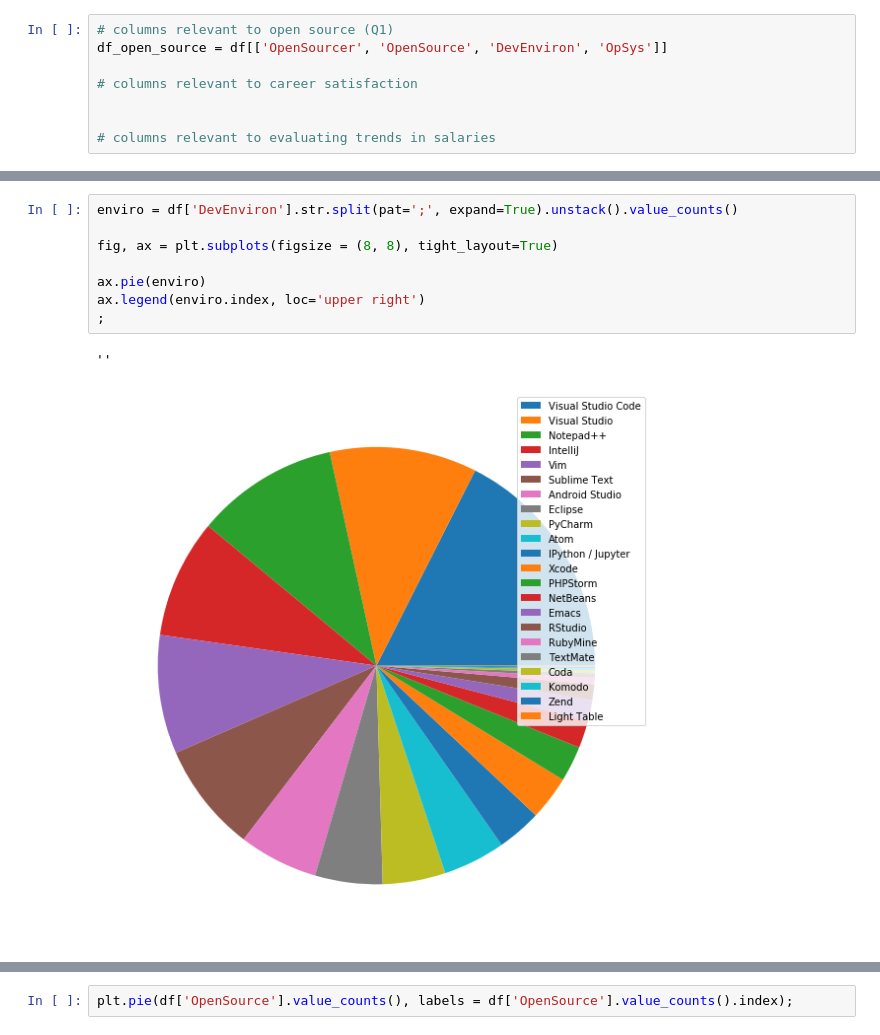
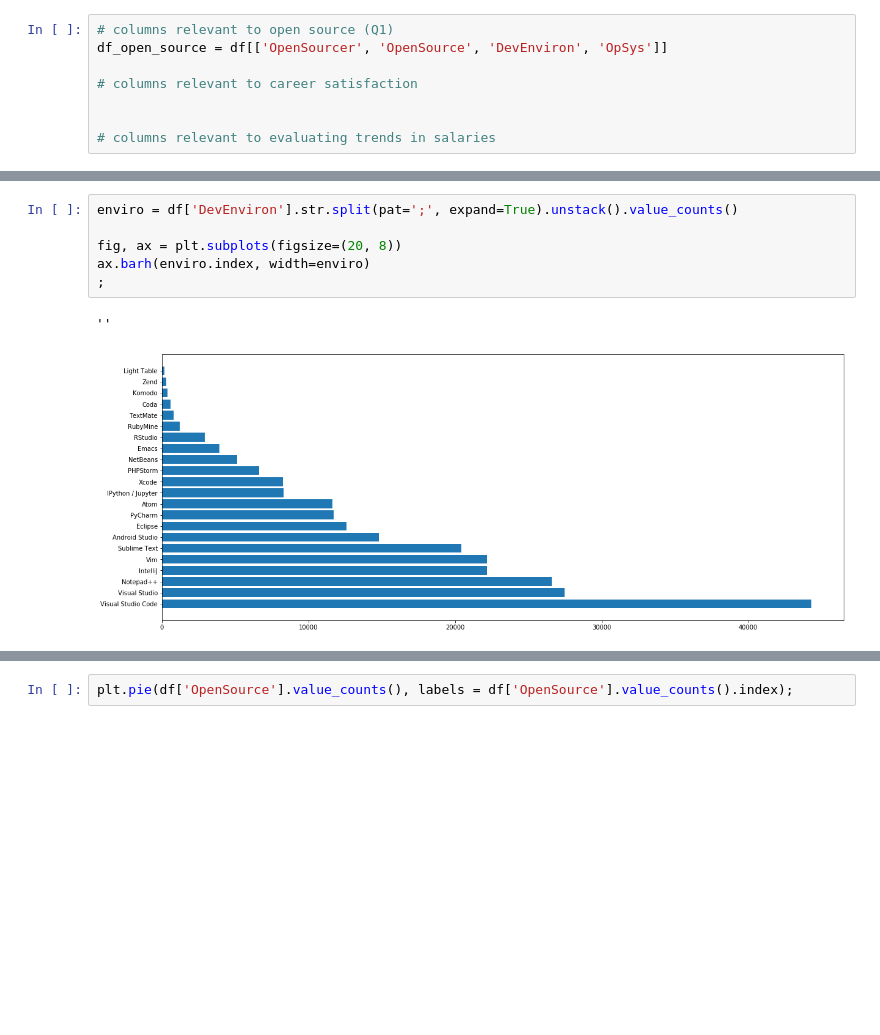
Before and after one commit to MarshEnterprises/Udacity_Project1, a Jupyter notebook: Udacity_Project1.ipynb, the cells around one changed output, grey strips where cells are left out. Drawn from its saved outputs; the diff is of its cells as text; blank space fills up the shorter version.

```diff
--- a/Udacity_Project1.ipynb
+++ b/Udacity_Project1.ipynb
@@ -102,11 +82,9 @@ Name: DevEnviron, Length: 88883, dtype: object
 # %%
 enviro = df['DevEnviron'].str.split(pat=';', expand=True).unstack().value_counts()
 
-fig, ax = plt.subplots(figsize = (8, 8), tight_layout=True)
-
-ax.pie(enviro)
-ax.legend(enviro.index, loc='upper right')
+fig, ax = plt.subplots(figsize=(20, 8))
+ax.barh(enviro.index, width=enviro)
 ;
 # %% [output]
 ''
-[figure, old version]
+[figure, new version]
```
Also changed, not shown: parts of 9 cells of this notebook.
